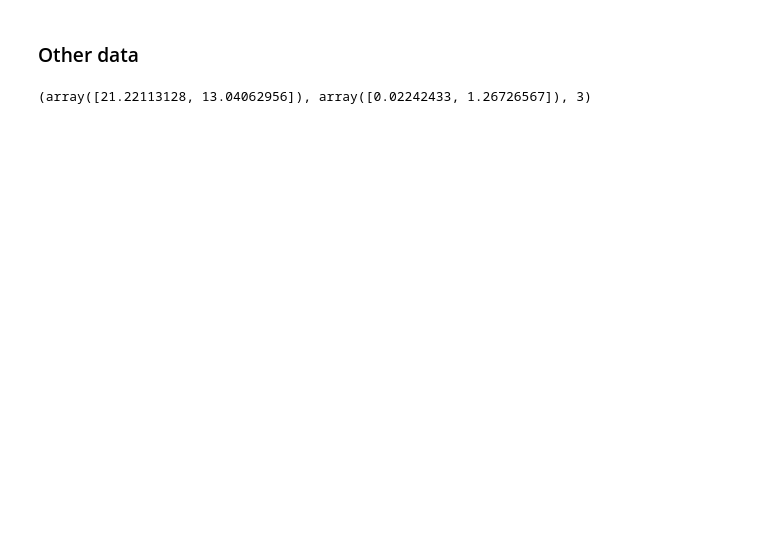
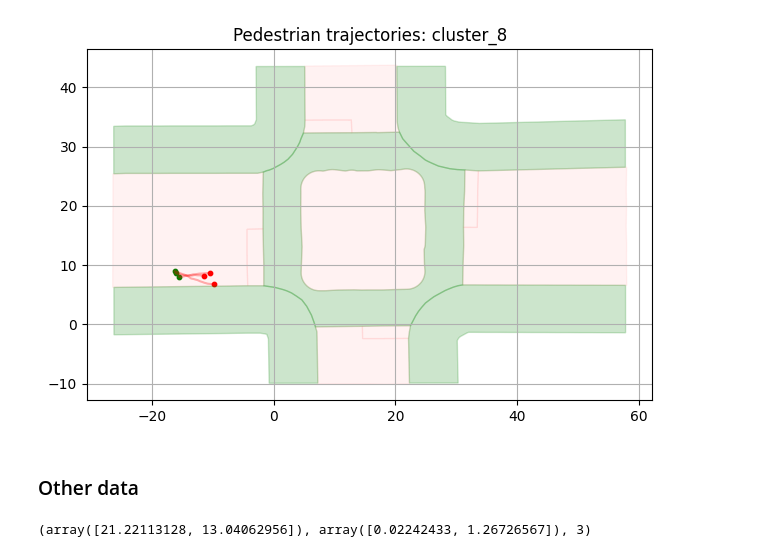
Before and after one commit to kfragkedaki/Pedestrian_Project, a Jupyter notebook: labeling_oracle_Soderlund.ipynb, the cells around one changed output. Drawn from its saved outputs; the diff is of its cells as text; code cells hidden in the pictures; blank space fills up the shorter version.

```diff
--- a/labeling_oracle_Soderlund.ipynb
+++ b/labeling_oracle_Soderlund.ipynb
@@ -131,0 +90,4 @@ Area of (baseline) zonotope:  387.6124  m^2
+# %%
+_sind_, d, _, mapping = get_data(_load=True, config=config, test_case='Cluster')
+_mode = mapping[c]
+_mode
@@ -132,2 +97,6 @@ Area of (baseline) zonotope:  387.6124  m^2
+# %%
+_sind_.map.plot_dataset(pedestrian_data={i: data for i, data in enumerate(d[_mode])}, color='red', title=f'cluster_{c}', alpha_trajectories=0.3)
+# %% [output]
+[figure, added]
 # %% [markdown]
 ### Other data
```
Also changed, not shown: parts of 37 cells of this notebook, 1 other file.
